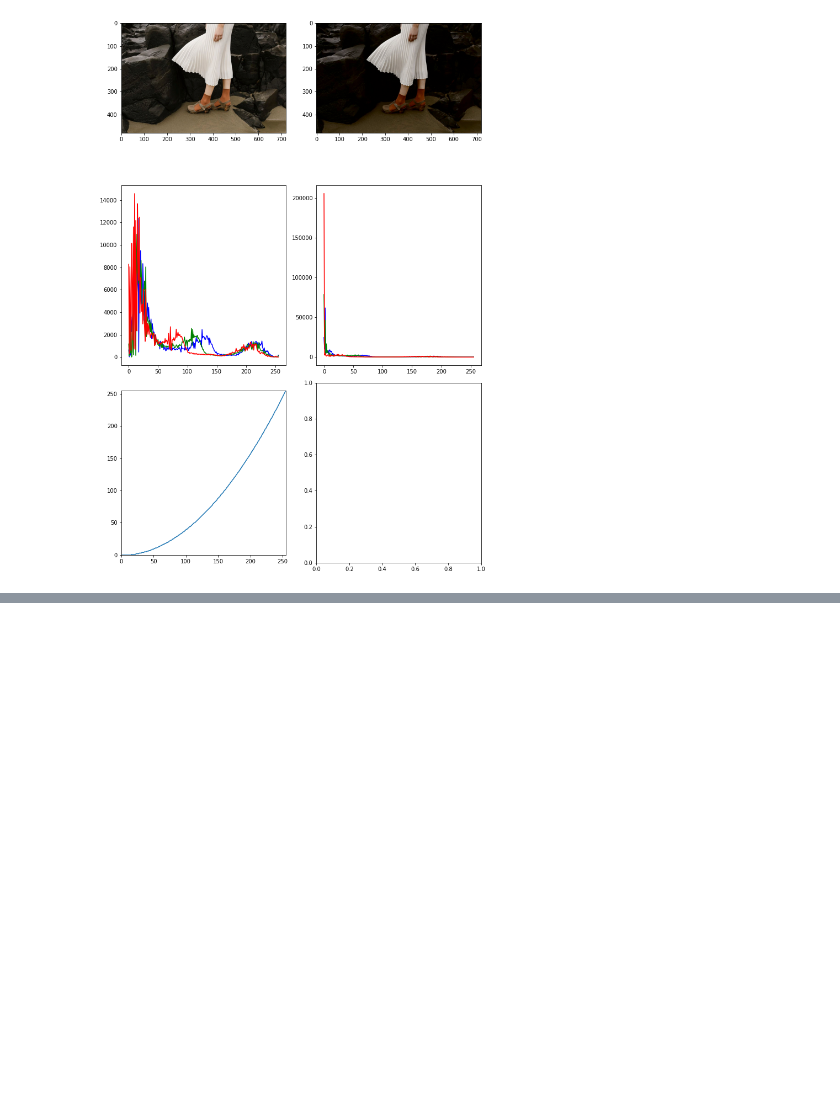
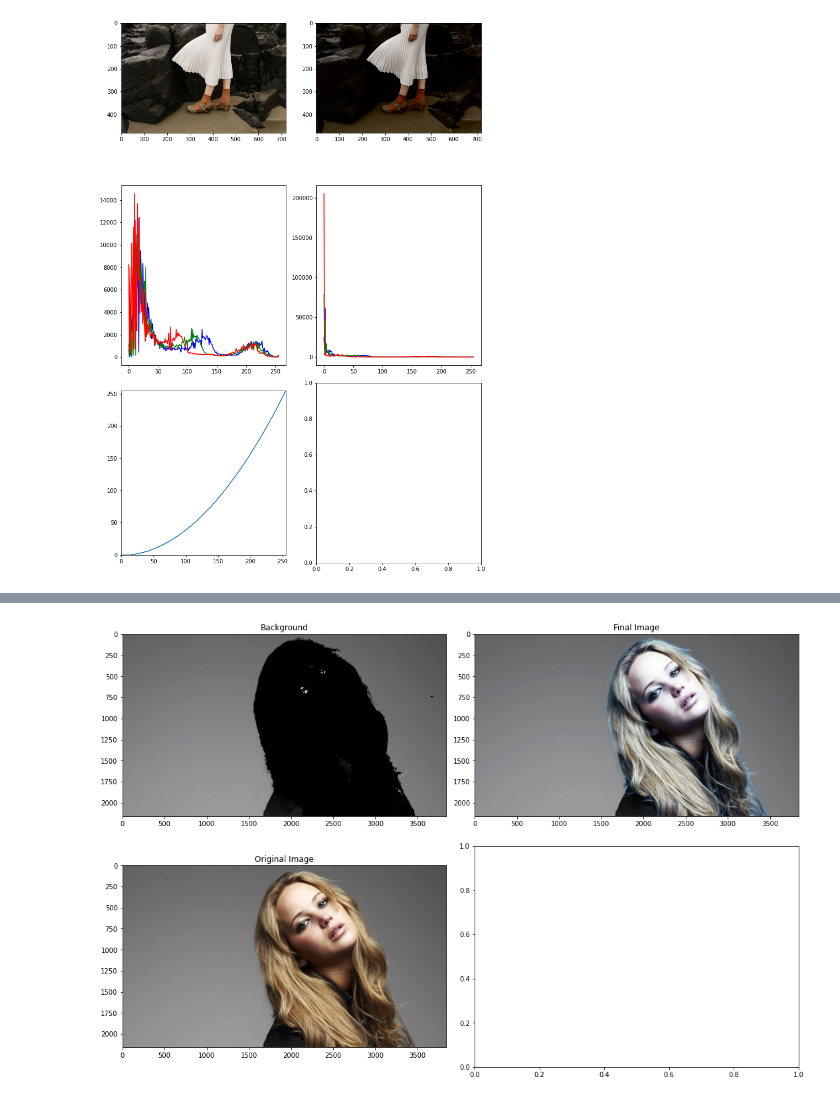
Before and after one commit to askanuradha/EN3160-Image-Processing-and-Machine-vision, a Jupyter notebook: 200041E.ipynb, the cells around one changed output, grey strips where cells are left out. Drawn from its saved outputs; the diff is of its cells as text; code cells hidden in the pictures; blank space fills up the shorter version.

```diff
--- a/200041E.ipynb
+++ b/200041E.ipynb
@@ -247,0 +310,28 @@ histogram_equalization('spider.png')
+# %%
+mask_back = S < 11.1
+mask_back = mask_back.astype(np.uint8) * 255
+H_mask_back = cv.bitwise_and(H, mask_back)
+S_mask_back = cv.bitwise_and(S, mask_back)
+V_mask_back = cv.bitwise_and(V, mask_back)
+img_back = cv.merge((H_mask_back, S_mask_back, V_mask_back))
+img_back = cv.cvtColor(img_back, cv.COLOR_HSV2RGB)
+R_mask_back, G_mask_back, B_mask_back = cv.split(img_back)
+
+fig, axarr = plt.subplots(2, 2, figsize=(15, 10))
+axarr[0, 0].imshow(img_back)
+axarr[0, 0].set_title('Background')
+color = ('r', 'g', 'b')
+
+img_final = cv.add(img_fore_equalize, img_back)
+axarr[0, 1].imshow(img_final)
+axarr[0, 1].set_title('Final Image')
+
+img_orig = cv.imread("jeniffer.jpg", cv.IMREAD_COLOR)
+img_orig = cv.cvtColor(img_orig, cv.COLOR_BGR2RGB)
+axarr[1, 0].imshow(img_orig)
+axarr[1, 0].set_title('Original Image')
+
+plt.tight_layout()
+plt.show()
+# %% [output]
+[figure, added]
```
Also changed, not shown: parts of 12 cells of this notebook.
